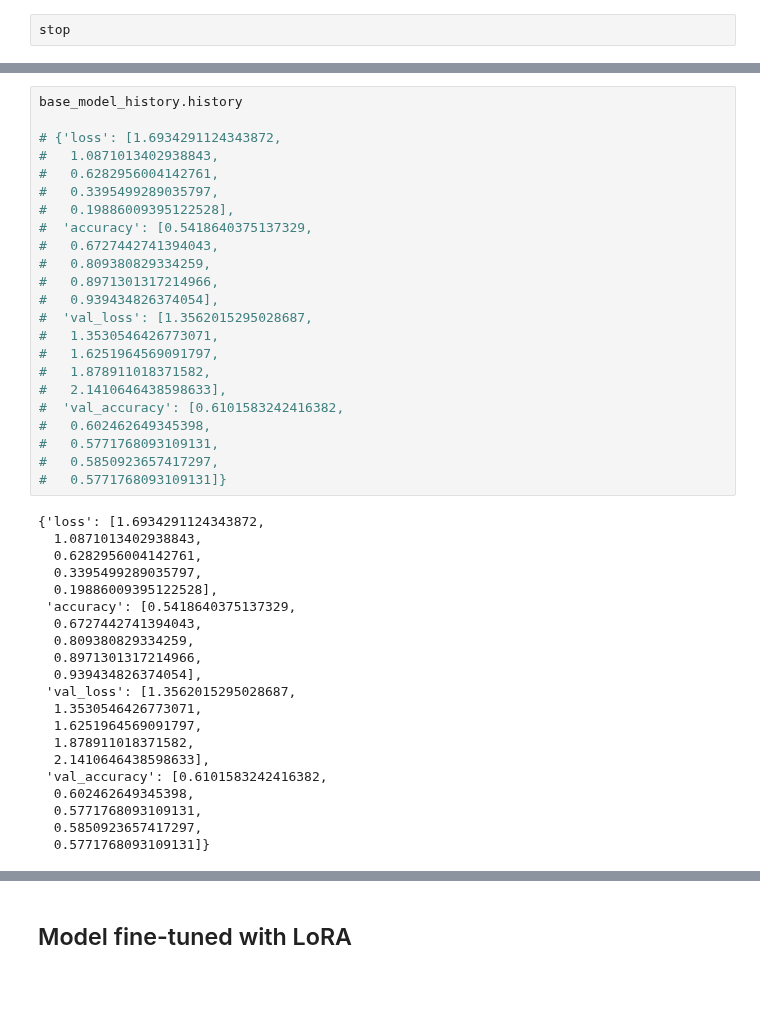
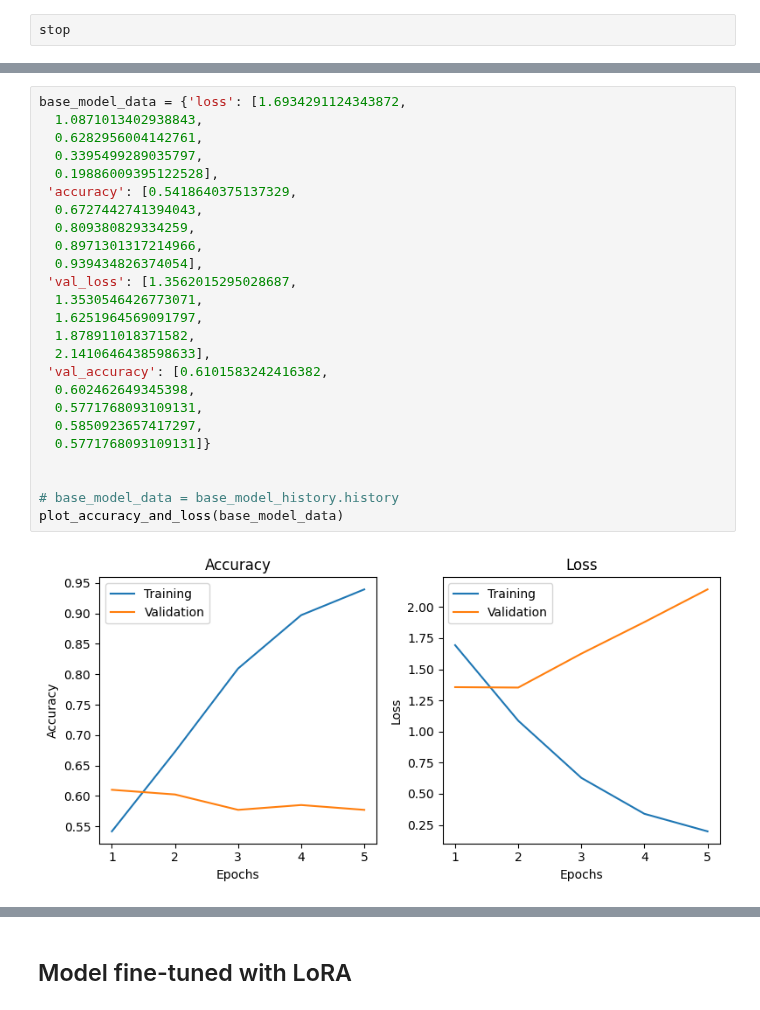
Before and after one commit to Matteo-Candi/Fine-Tuning-with-LoRA, a Jupyter notebook: main.ipynb, the cells around one changed output, grey strips where cells are left out. Cells and saved outputs as stored; diff of their text form.

```diff
--- a/main.ipynb
+++ b/main.ipynb
@@ -193,44 +220,27 @@ Epoch 5/5
 # %%
-base_model_history.history
+base_model_data = {'loss': [1.6934291124343872,
+  1.0871013402938843,
+  0.6282956004142761,
+  0.3395499289035797,
+  0.19886009395122528],
+ 'accuracy': [0.5418640375137329,
+  0.6727442741394043,
+  0.809380829334259,
+  0.8971301317214966,
+  0.939434826374054],
+ 'val_loss': [1.3562015295028687,
+  1.3530546426773071,
+  1.6251964569091797,
+  1.878911018371582,
+  2.1410646438598633],
+ 'val_accuracy': [0.6101583242416382,
+  0.602462649345398,
+  0.5771768093109131,
+  0.5850923657417297,
+  0.5771768093109131]}
 
-# {'loss': [1.6934291124343872,
-#   1.0871013402938843,
-#   0.6282956004142761,
-#   0.3395499289035797,
-#   0.19886009395122528],
-#  'accuracy': [0.5418640375137329,
-#   0.6727442741394043,
-#   0.809380829334259,
-#   0.8971301317214966,
-#   0.939434826374054],
-#  'val_loss': [1.3562015295028687,
-#   1.3530546426773071,
-#   1.6251964569091797,
-#   1.878911018371582,
-#   2.1410646438598633],
-#  'val_accuracy': [0.6101583242416382,
-#   0.602462649345398,
-#   0.5771768093109131,
-#   0.5850923657417297,
-#   0.5771768093109131]}
+
+# base_model_data = base_model_history.history
+plot_accuracy_and_loss(base_model_data)
 # %% [output]
-{'loss': [1.6934291124343872,
-  1.0871013402938843,
-  0.6282956004142761,
-  0.3395499289035797,
-  0.19886009395122528],
- 'accuracy': [0.5418640375137329,
-  0.6727442741394043,
-  0.809380829334259,
-  0.8971301317214966,
-  0.939434826374054],
- 'val_loss': [1.3562015295028687,
-  1.3530546426773071,
-  1.6251964569091797,
-  1.878911018371582,
-  2.1410646438598633],
- 'val_accuracy': [0.6101583242416382,
-  0.602462649345398,
-  0.5771768093109131,
-  0.5850923657417297,
-  0.5771768093109131]}
+[figure, added]
```
Also changed, not shown: parts of 14 cells of this notebook.
